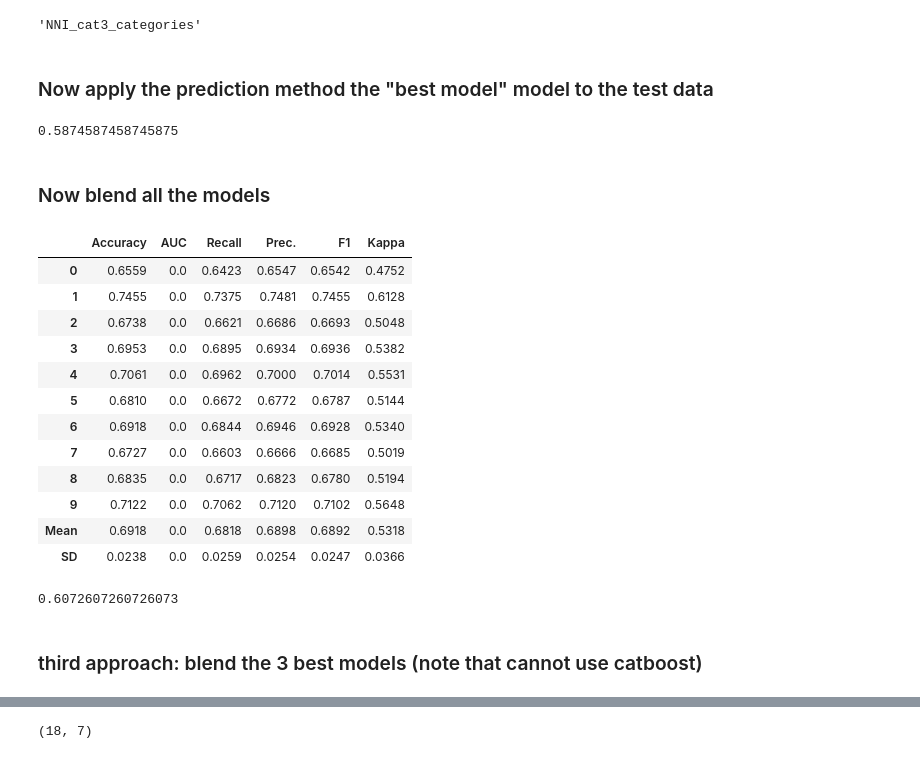
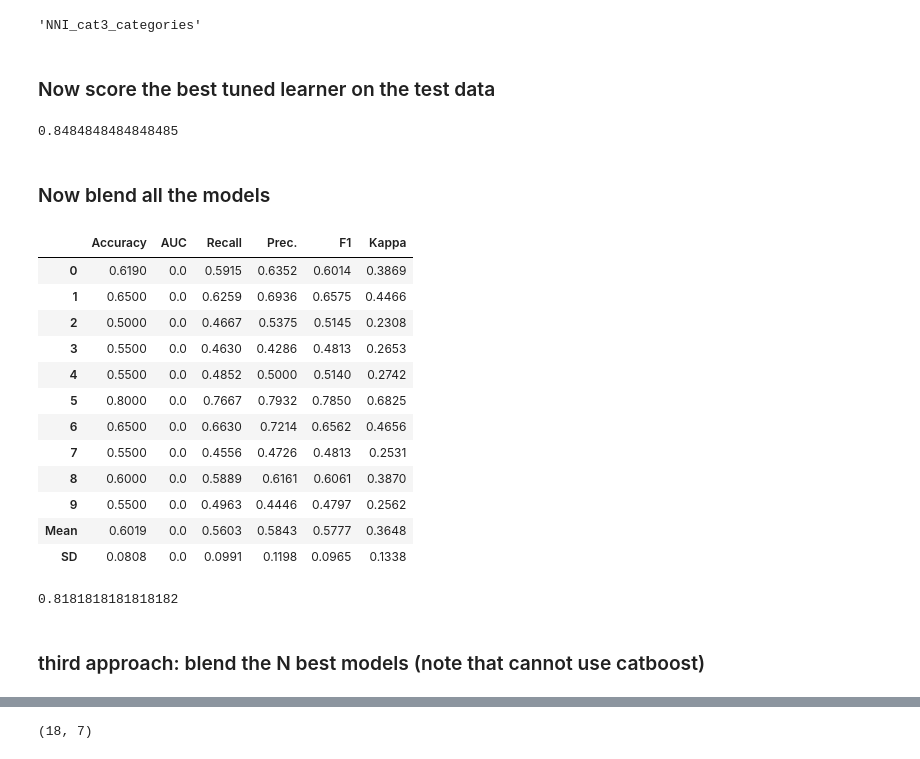
Before and after one commit to nicolasfauchereau/ML4seas, a Jupyter notebook: models/classification/autoML/PYCARET/pycaret.ipynb, the cells around one changed output, grey strips where cells are left out. Drawn from its saved outputs; the diff is of its cells as text; code cells hidden in the pictures.

```diff
--- a/models/classification/autoML/PYCARET/pycaret.ipynb
+++ b/models/classification/autoML/PYCARET/pycaret.ipynb
@@ -326,2 +245,2 @@ test_data_df.loc[:,f"{region_name}_{target_type}"] = test_data.iloc[:,-1]
 # %% [markdown]
-### Now apply the prediction method the "best model" model to the test data
+### Now score the best tuned learner on the test data
@@ -330,22 +247,22 @@ y_hat = best_model_m.predict(test_data_df.iloc[:,:-1])
-# %%
-(test_data.iloc[:,-1].values == y_hat).sum() / len(y_hat)
-# %% [output]
-0.5874587458745875
+# %%
+finalized_tune_best_model.score(test_data_df.iloc[:,:-1], test_data.iloc[:,-1])
+# %% [output]
+0.8484848484848485
 # %% [markdown]
 ### Now blend all the models
 # %%
-blend_all = blend_models()
+blend_all = blend_models(method='soft', turbo=False)
 # %% [output]
 |  | Accuracy | AUC | Recall | Prec. | F1 | Kappa |
-| 0 | 0.6559 | 0.0 | 0.6423 | 0.6547 | 0.6542 | 0.4752 |
-| 1 | 0.7455 | 0.0 | 0.7375 | 0.7481 | 0.7455 | 0.6128 |
-| 2 | 0.6738 | 0.0 | 0.6621 | 0.6686 | 0.6693 | 0.5048 |
-| 3 | 0.6953 | 0.0 | 0.6895 | 0.6934 | 0.6936 | 0.5382 |
-| 4 | 0.7061 | 0.0 | 0.6962 | 0.7000 | 0.7014 | 0.5531 |
-| 5 | 0.6810 | 0.0 | 0.6672 | 0.6772 | 0.6787 | 0.5144 |
-| 6 | 0.6918 | 0.0 | 0.6844 | 0.6946 | 0.6928 | 0.5340 |
-| 7 | 0.6727 | 0.0 | 0.6603 | 0.6666 | 0.6685 | 0.5019 |
-| 8 | 0.6835 | 0.0 | 0.6717 | 0.6823 | 0.6780 | 0.5194 |
-| 9 | 0.7122 | 0.0 | 0.7062 | 0.7120 | 0.7102 | 0.5648 |
-| Mean | 0.6918 | 0.0 | 0.6818 | 0.6898 | 0.6892 | 0.5318 |
-| SD | 0.0238 | 0.0 | 0.0259 | 0.0254 | 0.0247 | 0.0366 |
+| 0 | 0.6190 | 0.0 | 0.5915 | 0.6352 | 0.6014 | 0.3869 |
+| 1 | 0.6500 | 0.0 | 0.6259 | 0.6936 | 0.6575 | 0.4466 |
+| 2 | 0.5000 | 0.0 | 0.4667 | 0.5375 | 0.5145 | 0.2308 |
+| 3 | 0.5500 | 0.0 | 0.4630 | 0.4286 | 0.4813 | 0.2653 |
+| 4 | 0.5500 | 0.0 | 0.4852 | 0.5000 | 0.5140 | 0.2742 |
+| 5 | 0.8000 | 0.0 | 0.7667 | 0.7932 | 0.7850 | 0.6825 |
+| 6 | 0.6500 | 0.0 | 0.6630 | 0.7214 | 0.6562 | 0.4656 |
+| 7 | 0.5500 | 0.0 | 0.4556 | 0.4726 | 0.4813 | 0.2531 |
+| 8 | 0.6000 | 0.0 | 0.5889 | 0.6161 | 0.6061 | 0.3870 |
+| 9 | 0.5500 | 0.0 | 0.4963 | 0.4446 | 0.4797 | 0.2562 |
+| Mean | 0.6019 | 0.0 | 0.5603 | 0.5843 | 0.5777 | 0.3648 |
+| SD | 0.0808 | 0.0 | 0.0991 | 0.1198 | 0.0965 | 0.1338 |
@@ -354,4 +268,0 @@ y_hat = blend_all.predict(test_data_df.iloc[:,:-1])
-# %%
-(test_data.iloc[:,-1].values == y_hat).sum() / len(y_hat)
-# %% [output]
-0.6072607260726073
@@ -358,5 +271,9 @@ y_hat = blend_all.predict(test_data_df.iloc[:,:-1])
+# %%
+finalized_blend_all.score(test_data_df.iloc[:,:-1], test_data.iloc[:,-1])
+# %% [output]
+0.8181818181818182
 # %% [markdown]
-### third approach: blend the 3 best models (note that cannot use catboost)
+### third approach: blend the N best models (note that cannot use catboost)
 # %%
 df_compare_models.data.loc[0:5,:]
 # %% [output]
```
Also changed, not shown: parts of 62 cells of this notebook, 1 other file.
